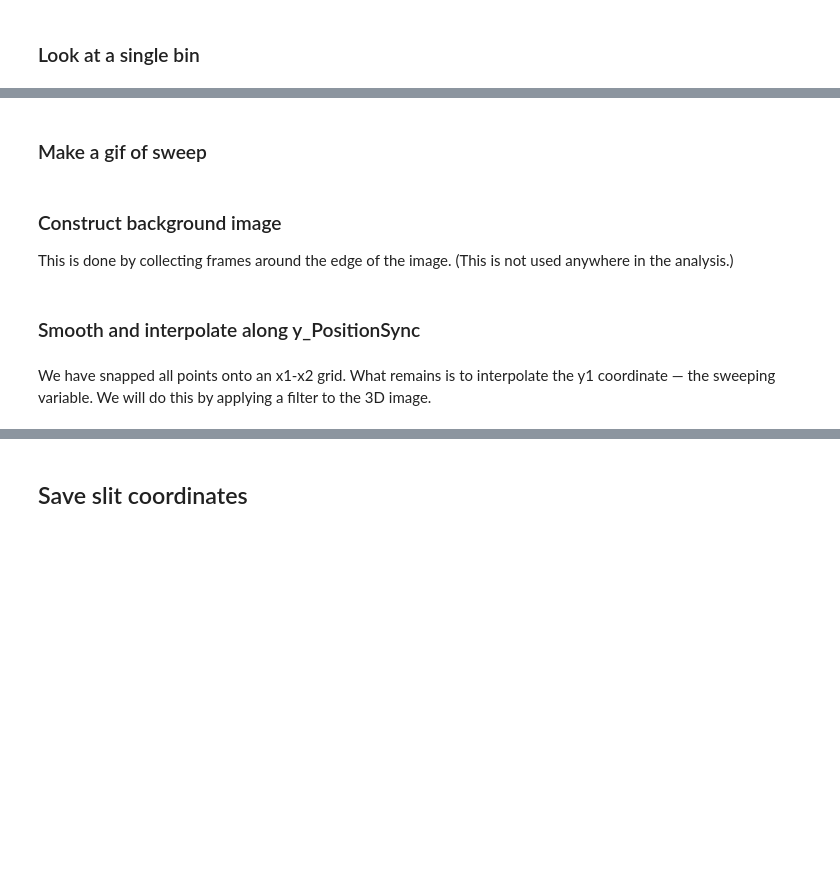
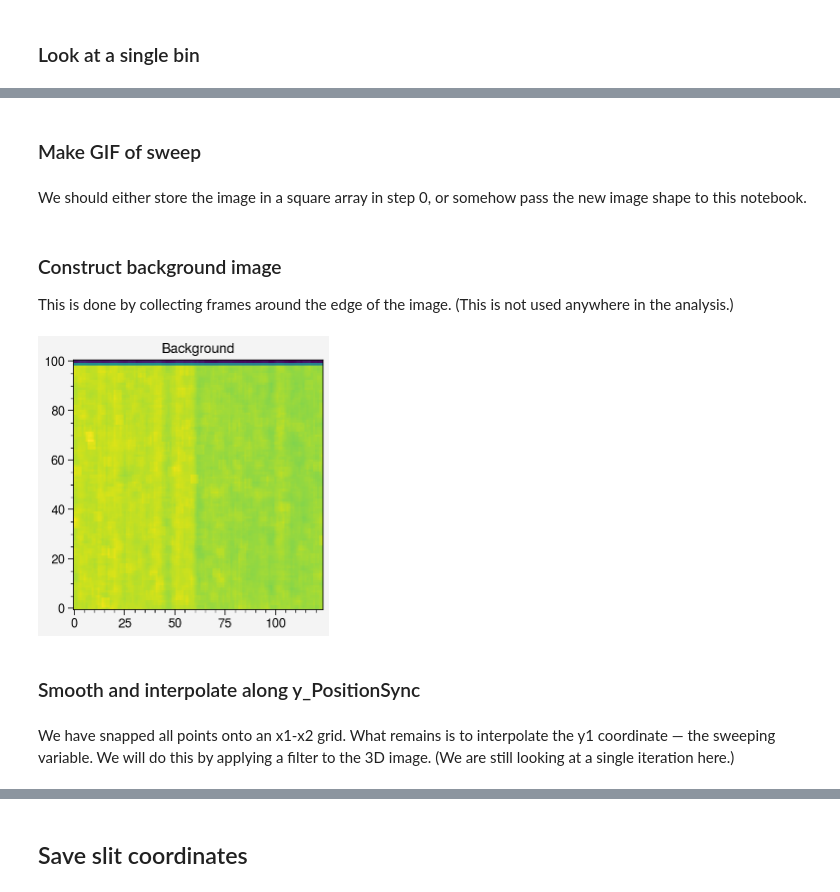
Before and after one commit to austin-hoover/analysis-sns-btf, a Jupyter notebook: scan-xxpy-image-ypdE/scan-xxpy-image-ypdE_step1.ipynb, the cells around one changed output, grey strips where cells are left out. Cells and saved outputs as stored; diff of their text form; code cells hidden in the pictures; blank space fills up the shorter version.

Commit message:
Notebook seems to be working through interpolation step

```diff
--- a/scan-xxpy-image-ypdE/scan-xxpy-image-ypdE_step1.ipynb
+++ b/scan-xxpy-image-ypdE/scan-xxpy-image-ypdE_step1.ipynb
@@ -190,12 +185,0 @@ Now we will process all the images.
-# %%
-images = []
-for index in trange(len(data)):
-    im = get_image(index)
-    im = ip.crop(im, **edges)
-    im = skimage.transform.downscale_local_mean(
-        im,
-        (downscale_factor, downscale_factor),
-    )
-    im[im < thresh] = 0
-    images.append(im)
-images = np.array(images)
@@ -358,17 +381,24 @@ plt.show()
 # %% [markdown]
-### Make a gif of sweep
+### Make GIF of sweep
+# %% [markdown]
+We should either store the image in a square array in step 0, or somehow pass the new image shape to this notebook.
+# %%
+ny, nx = (101, 124)  # processed image size
+
+def get_image(index):
+    return data_im[index, cam + '_Image'].reshape(ny, nx)
 # %%
 i_peak_sweep = np.argmax(data_sc[idx_bin[iteration], cam + '_Integral'])
 norm_pixel_value = np.max(data_im[idx_bin[iteration][i_peak_sweep], cam + '_Image'])
-cmap = pplt.Colormap('viridis')
+cmap = pplt.Colormap('dusk_r')
 greyscale = False
 log = False
 
 _ims = []
 for i in tqdm(idx_bin[iteration]):
-    _im = images[i] / norm_pixel_value
+    _im = get_image(i) / norm_pixel_value
     if log:
-        _im = np.log10(_im + 1e-6)
+        _im = np.log10(_im)
     if not greyscale:
         _im = cmap(_im)
     _ims.append(np.uint8(_im * np.iinfo(np.uint8).max))
@@ -379,26 +409,27 @@ imageio.mimsave(f'_output/iteration{iteration}.gif', _ims, fps=6)
 This is done by collecting frames around the edge of the image. (This is not used anywhere in the analysis.)
 # %%
 n_bins = 32
-ny, nx = images[0].shape
 edge_bins = np.arange(n_bins + 1, (n_bins + 1) * (n_bins + 1), n_bins + 1)
 im_edge = np.zeros((ny, nx))
 im_bg = np.zeros((edge_bins.shape[0], ny, nx))
 for i, edge_bin in enumerate(edge_bins):
     nframes = len(idx_bin[edge_bin])
     im3d = np.zeros((nframes, ny, nx))
     for j in range(nframes):
-        im3d[j, :, :] = images[idx_bin[edge_bin][j]]
+        im3d[j, :, :] = get_image(idx_bin[edge_bin][j])
     im_bg[i, :, :] = np.mean(im3d, axis=0)
 im_bg = np.mean(im_bg, axis=0)
 im_bg = ndimage.uniform_filter(im_bg, size=(4, 4), mode='nearest')
 
 fig, ax = pplt.subplots()
 ax.pcolormesh(im_bg)
 ax.format(title='Background')
 plt.show()
+# %% [output]
+[figure, added]
 # %% [markdown]
 ### Smooth and interpolate along y_PositionSync
 # %% [markdown]
-We have snapped all points onto an x1-x2 grid. What remains is to interpolate the y1 coordinate — the sweeping variable. We will do this by applying a filter to the 3D image.
+We have snapped all points onto an x1-x2 grid. What remains is to interpolate the y1 coordinate — the sweeping variable. We will do this by applying a filter to the 3D image. (We are still looking at a single iteration here.)
 # %%
 # Make the 3D image.
```
Also changed, not shown: parts of 47 cells of this notebook.
